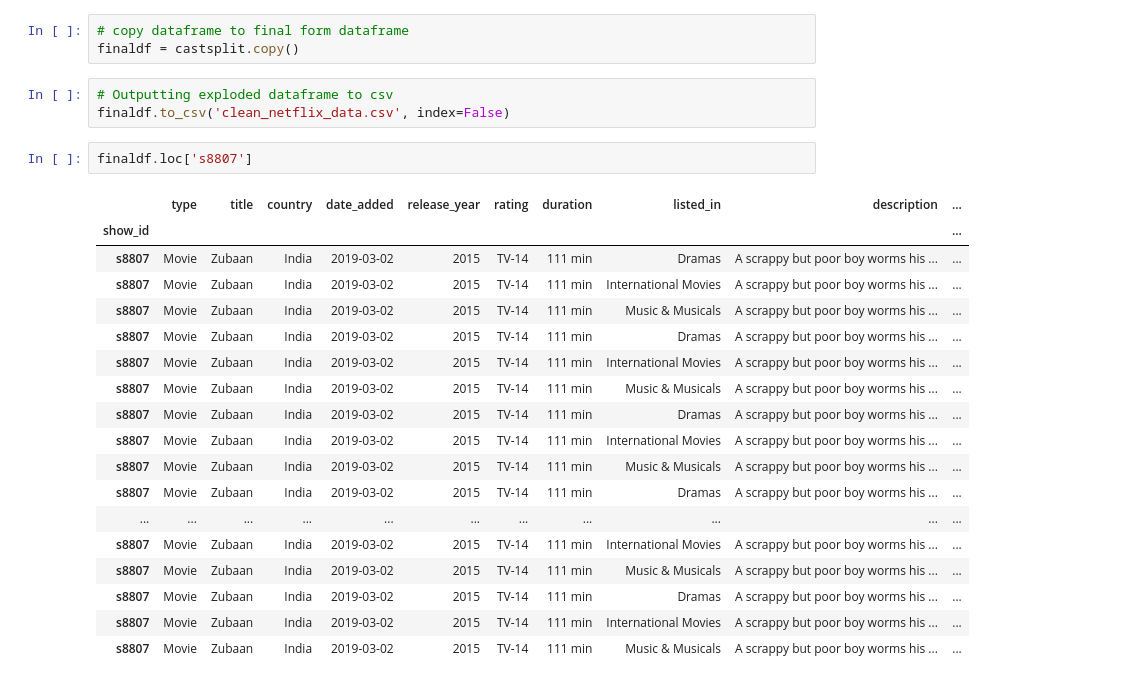
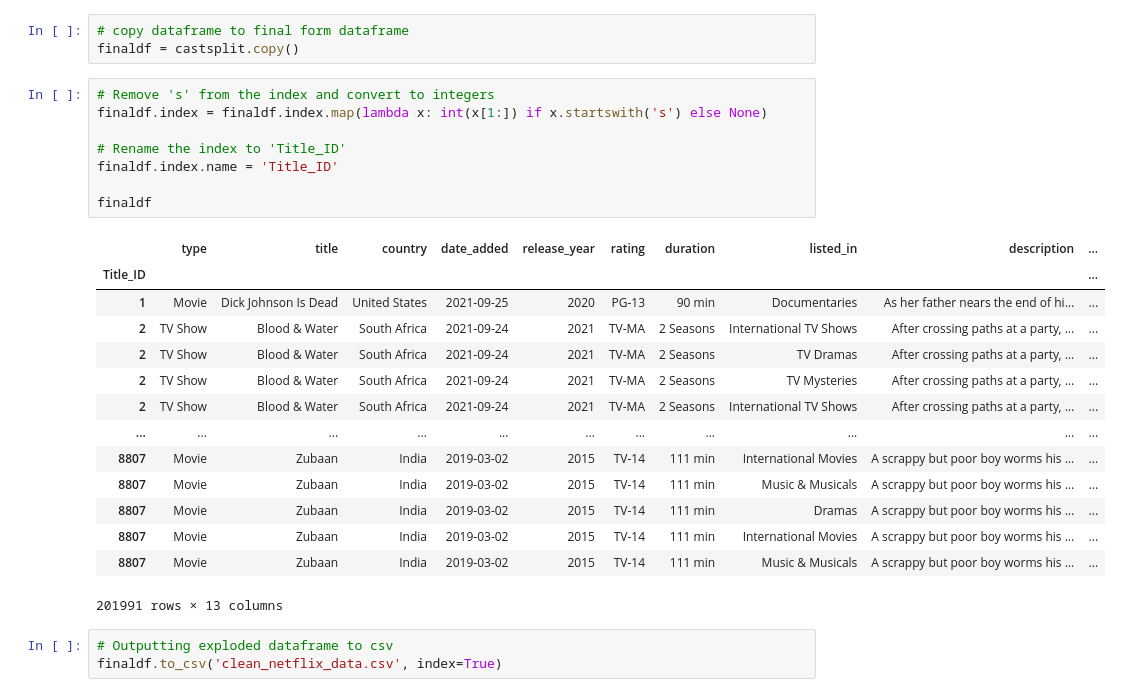
Before and after one commit to jameslaurence82/PythonPandas, a Jupyter notebook: netflixtitles.ipynb, the cells around one changed output. Cells and saved outputs as stored; diff of their text form.

Commit message:
cleaned data? maybe? usable? doubtful?

```diff
--- a/netflixtitles.ipynb
+++ b/netflixtitles.ipynb
@@ -550,27 +550,29 @@ castsplit
 # %%
 # copy dataframe to final form dataframe
 finaldf = castsplit.copy()
+# %%
+# Remove 's' from the index and convert to integers
+finaldf.index = finaldf.index.map(lambda x: int(x[1:]) if x.startswith('s') else None)
+
+# Rename the index to 'Title_ID'
+finaldf.index.name = 'Title_ID'
+
+finaldf
+# %% [output]
+|  | type | title | country | date_added | release_year | rating | duration | listed_in | description | ... |
+| Title_ID |  |  |  |  |  |  |  |  |  | ... |
+| 1 | Movie | Dick Johnson Is Dead | United States | 2021-09-25 | 2020 | PG-13 | 90 min | Documentaries | As her father nears the end of hi... | ... |
+| 2 | TV Show | Blood & Water | South Africa | 2021-09-24 | 2021 | TV-MA | 2 Seasons | International TV Shows | After crossing paths at a party, ... | ... |
+| 2 | TV Show | Blood & Water | South Africa | 2021-09-24 | 2021 | TV-MA | 2 Seasons | TV Dramas | After crossing paths at a party, ... | ... |
+| 2 | TV Show | Blood & Water | South Africa | 2021-09-24 | 2021 | TV-MA | 2 Seasons | TV Mysteries | After crossing paths at a party, ... | ... |
+| 2 | TV Show | Blood & Water | South Africa | 2021-09-24 | 2021 | TV-MA | 2 Seasons | International TV Shows | After crossing paths at a party, ... | ... |
+| ... | ... | ... | ... | ... | ... | ... | ... | ... | ... | ... |
+| 8807 | Movie | Zubaan | India | 2019-03-02 | 2015 | TV-14 | 111 min | International Movies | A scrappy but poor boy worms his ... | ... |
+| 8807 | Movie | Zubaan | India | 2019-03-02 | 2015 | TV-14 | 111 min | Music & Musicals | A scrappy but poor boy worms his ... | ... |
+| 8807 | Movie | Zubaan | India | 2019-03-02 | 2015 | TV-14 | 111 min | Dramas | A scrappy but poor boy worms his ... | ... |
+| 8807 | Movie | Zubaan | India | 2019-03-02 | 2015 | TV-14 | 111 min | International Movies | A scrappy but poor boy worms his ... | ... |
+| 8807 | Movie | Zubaan | India | 2019-03-02 | 2015 | TV-14 | 111 min | Music & Musicals | A scrappy but poor boy worms his ... | ... |
+201991 rows × 13 columns
 # %%
 # Outputting exploded dataframe to csv
-finaldf.to_csv('clean_netflix_data.csv', index=False)
+finaldf.to_csv('clean_netflix_data.csv', index=True)
-# %%
-finaldf.loc['s8807']
-# %% [output]
-|  | type | title | country | date_added | release_year | rating | duration | listed_in | description | ... |
-| show_id |  |  |  |  |  |  |  |  |  | ... |
-| s8807 | Movie | Zubaan | India | 2019-03-02 | 2015 | TV-14 | 111 min | Dramas | A scrappy but poor boy worms his ... | ... |
-| s8807 | Movie | Zubaan | India | 2019-03-02 | 2015 | TV-14 | 111 min | International Movies | A scrappy but poor boy worms his ... | ... |
-| s8807 | Movie | Zubaan | India | 2019-03-02 | 2015 | TV-14 | 111 min | Music & Musicals | A scrappy but poor boy worms his ... | ... |
-| s8807 | Movie | Zubaan | India | 2019-03-02 | 2015 | TV-14 | 111 min | Dramas | A scrappy but poor boy worms his ... | ... |
-| s8807 | Movie | Zubaan | India | 2019-03-02 | 2015 | TV-14 | 111 min | International Movies | A scrappy but poor boy worms his ... | ... |
-| s8807 | Movie | Zubaan | India | 2019-03-02 | 2015 | TV-14 | 111 min | Music & Musicals | A scrappy but poor boy worms his ... | ... |
-| s8807 | Movie | Zubaan | India | 2019-03-02 | 2015 | TV-14 | 111 min | Dramas | A scrappy but poor boy worms his ... | ... |
-| s8807 | Movie | Zubaan | India | 2019-03-02 | 2015 | TV-14 | 111 min | International Movies | A scrappy but poor boy worms his ... | ... |
-| s8807 | Movie | Zubaan | India | 2019-03-02 | 2015 | TV-14 | 111 min | Music & Musicals | A scrappy but poor boy worms his ... | ... |
-| s8807 | Movie | Zubaan | India | 2019-03-02 | 2015 | TV-14 | 111 min | Dramas | A scrappy but poor boy worms his ... | ... |
-| ... | ... | ... | ... | ... | ... | ... | ... | ... | ... | ... |
-| s8807 | Movie | Zubaan | India | 2019-03-02 | 2015 | TV-14 | 111 min | International Movies | A scrappy but poor boy worms his ... | ... |
-| s8807 | Movie | Zubaan | India | 2019-03-02 | 2015 | TV-14 | 111 min | Music & Musicals | A scrappy but poor boy worms his ... | ... |
-| s8807 | Movie | Zubaan | India | 2019-03-02 | 2015 | TV-14 | 111 min | Dramas | A scrappy but poor boy worms his ... | ... |
-| s8807 | Movie | Zubaan | India | 2019-03-02 | 2015 | TV-14 | 111 min | International Movies | A scrappy but poor boy worms his ... | ... |
-| s8807 | Movie | Zubaan | India | 2019-03-02 | 2015 | TV-14 | 111 min | Music & Musicals | A scrappy but poor boy worms his ... | ... |
```
Also changed, not shown: 6 other files.
